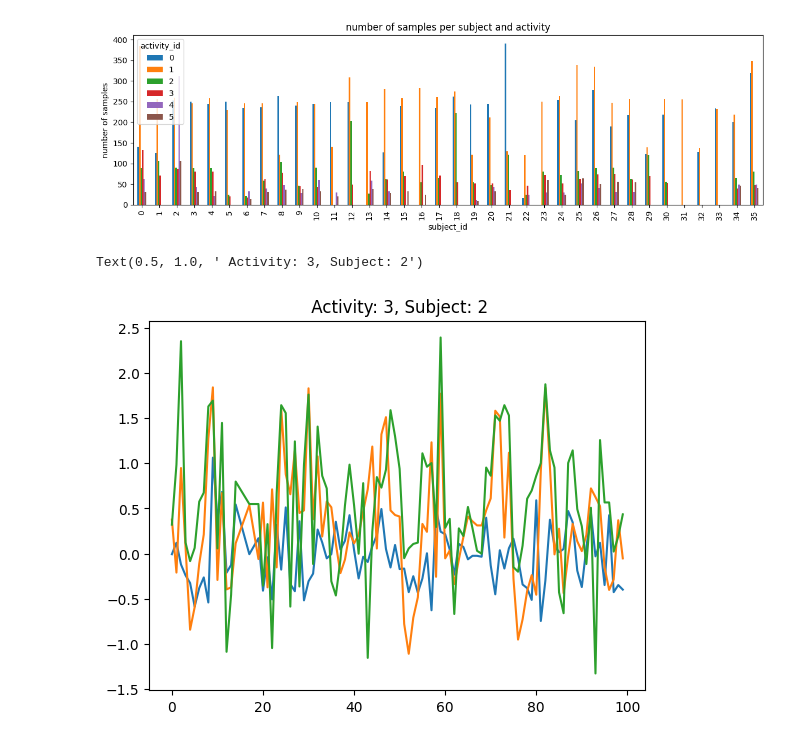
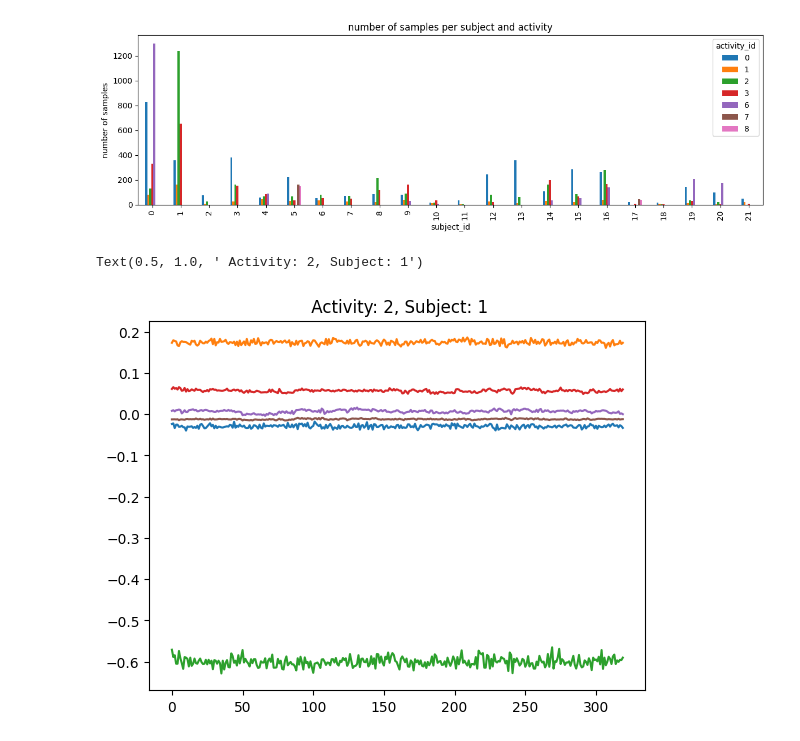
Before and after one commit to tk-king/har-datasets, a Jupyter notebook: notebooks/test.ipynb, the cells around one changed output. Drawn from its saved outputs; the diff is of its cells as text; code cells hidden in the pictures.

```diff
--- a/notebooks/test.ipynb
+++ b/notebooks/test.ipynb
@@ -11,12 +11,12 @@ from whar_datasets import (
     LGSOSplitter,
 )
 # %%
-cfg = get_dataset_cfg(WHARDatasetID.WISDM)
+cfg = get_dataset_cfg(WHARDatasetID.W_HAR)
 
 cfg.parallelize = True
 cfg.in_memory = True
 force_recompute = False
-force_recompute = [False, True, True]
+# force_recompute = [False, True, True]
 # %%
 pre_pipeline = PreProcessingPipeline(cfg)
 activity_df, session_df, window_df = pre_pipeline.run(force_recompute)
@@ -51,7 +49,7 @@ activity_df, session_df, window_df = pre_pipeline.run(force_recompute)
 # %%
-# splitter = LOSOSplitter(cfg)
+splitter = LOSOSplitter(cfg)
 # splitter = LGSOSplitter(cfg)
-splitter = KFoldSplitter(cfg)
+# splitter = KFoldSplitter(cfg)
 
 splits = splitter.get_splits(session_df, window_df)
 for split in splits:
@@ -94,19 +99,19 @@ loader = Loader(session_df, window_df, post_pipeline.samples_dir, samples)
 len(loader)
 loader.plot_indices_statistics(list(range(len(loader))))
 # %% [output]
-[figure, old version]
+[figure, new version]
 # %%
-subject_id = 2
-activity_id = 3
+subject_id = None  # 2
+activity_id = None  # 3
 
 # index as ra
 ya, ys, (x,) = loader.sample_items(1, activity_id=activity_id, subject_id=subject_id)
 ya_single = ya[0]
 ys_single = ys[0]
 x_single = x[0]
 
 plt.plot(x_single)
 plt.title(f" Activity: {ya_single}, Subject: {ys_single}")
 # %% [output]
-Text(0.5, 1.0, ' Activity: 3, Subject: 2')
+Text(0.5, 1.0, ' Activity: 2, Subject: 1')
-[figure, old version]
+[figure, new version]
```
Also changed, not shown: parts of 3 cells of this notebook, 5 other files.
